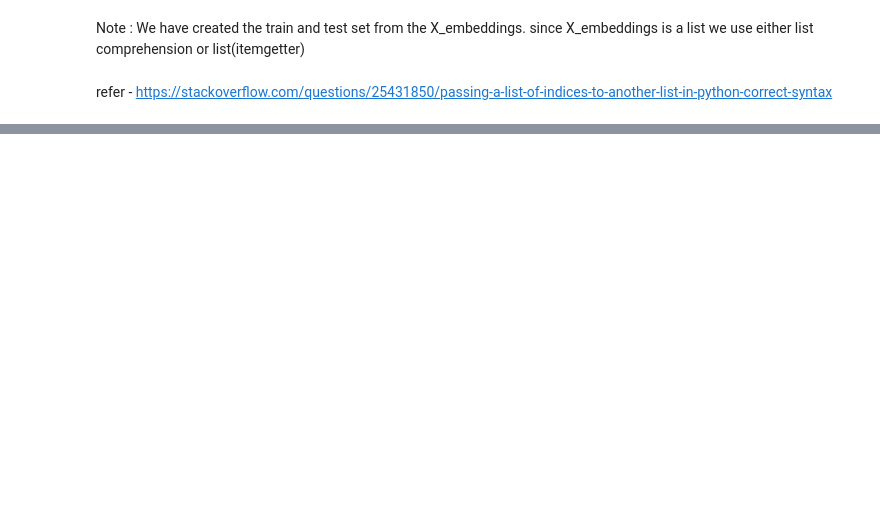
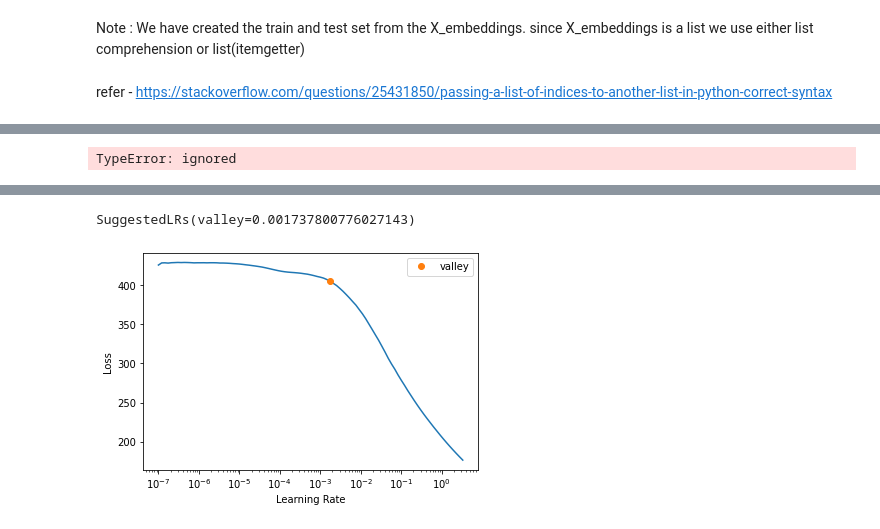
Before and after one commit to akshaypt7/amazon_sales_prediction, a Jupyter notebook: project_01_04_Using_entity_embeddings.ipynb, the cells around one changed output, grey strips where cells are left out. Saved outputs shown, nothing was run; the diff lists cells and outputs as text; code cells hidden in the pictures; blank space fills up the shorter version.

```diff
--- a/project_01_04_Using_entity_embeddings.ipynb
+++ b/project_01_04_Using_entity_embeddings.ipynb
@@ -149,0 +212,13 @@ refer - https://stackoverflow.com/questions/25431850/passing-a-list-of-indices-t
+# %%
+train_dl = DataLoader(X_train, bs=128, shuffle=False)
+valid_dl = DataLoader(X_valid, bs=128, shuffle=False)
+# %%
+dls = DataLoaders(train_dl, valid_dl, device='cpu')
+# %%
+learn = Learner(dls, layers=[500,250],
+                        n_out=1, loss_func=F.mse_loss, metrics= torch.nn.L1Loss)
+# %% [output]
+TypeError: ignored
+# %%
+learn.lr_find()
+# %% [output]
@@ -149,0 +226,2 @@ refer - https://stackoverflow.com/questions/25431850/passing-a-list-of-indices-t
+SuggestedLRs(valley=0.001737800776027143)
+[figure, added]
```
Also changed, not shown: parts of 33 cells of this notebook.
